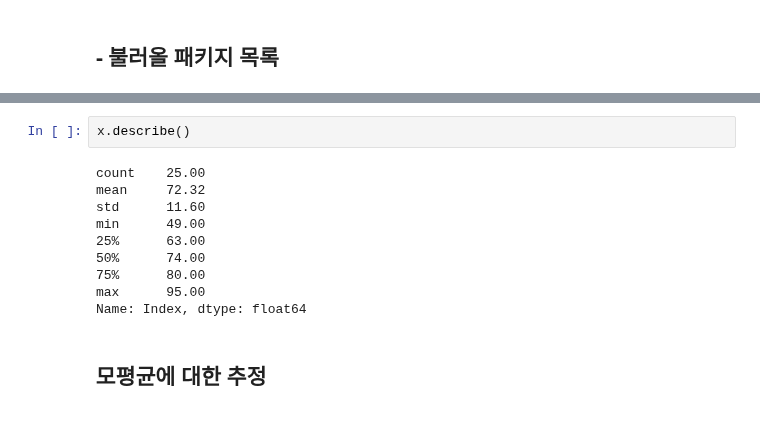
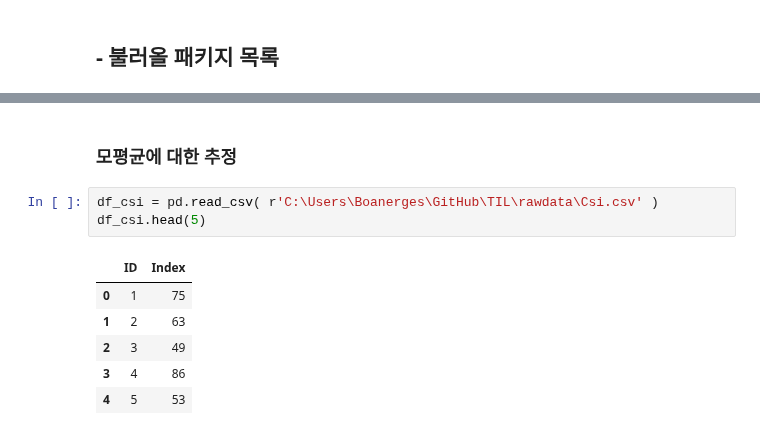
Before and after one commit to anjuiswhat/TIL, a Jupyter notebook: ADP_study/통계분석_statsmodels & SciPy.ipynb, the cells around one changed output, grey strips where cells are left out. Saved outputs shown, nothing was run; the diff lists cells and outputs as text.

```diff
--- a/ADP_study/통계분석_statsmodels & SciPy.ipynb
+++ b/ADP_study/통계분석_statsmodels & SciPy.ipynb
@@ -92,14 +73,12 @@ sb.distplot( x )
-# %%
-x.describe()
-# %% [output]
-count    25.00
-mean     72.32
-std      11.60
-min      49.00
-25%      63.00
-50%      74.00
-75%      80.00
-max      95.00
-Name: Index, dtype: float64
 # %% [markdown]
-## 모평균에 대한 추정
+### 모평균에 대한 추정
+# %%
+df_csi = pd.read_csv( r'C:\Users\Boanerges\GitHub\TIL\rawdata\Csi.csv' )
+df_csi.head(5)
+# %% [output]
+|  | ID | Index |
+| 0 | 1 | 75 |
+| 1 | 2 | 63 |
+| 2 | 3 | 49 |
+| 3 | 4 | 86 |
+| 4 | 5 | 53 |
```
Also changed, not shown: parts of 79 cells of this notebook, 2 other files.
